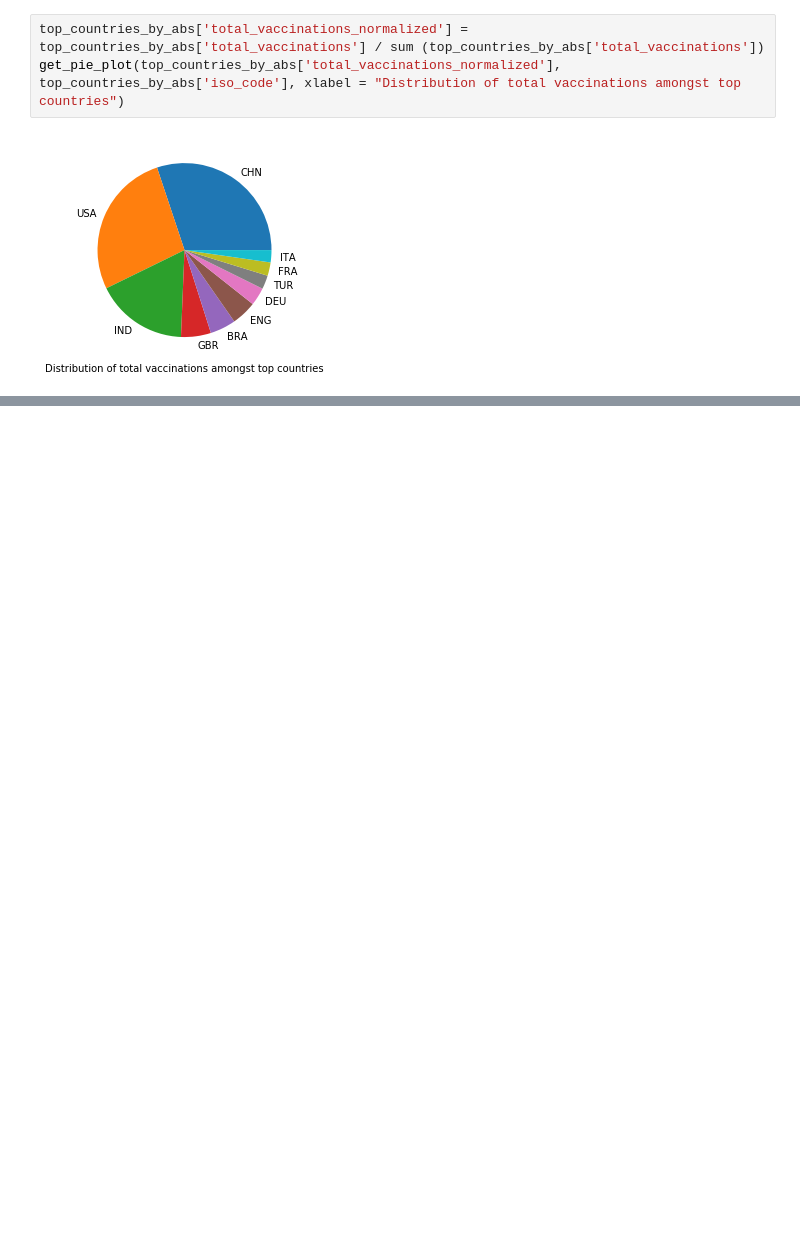
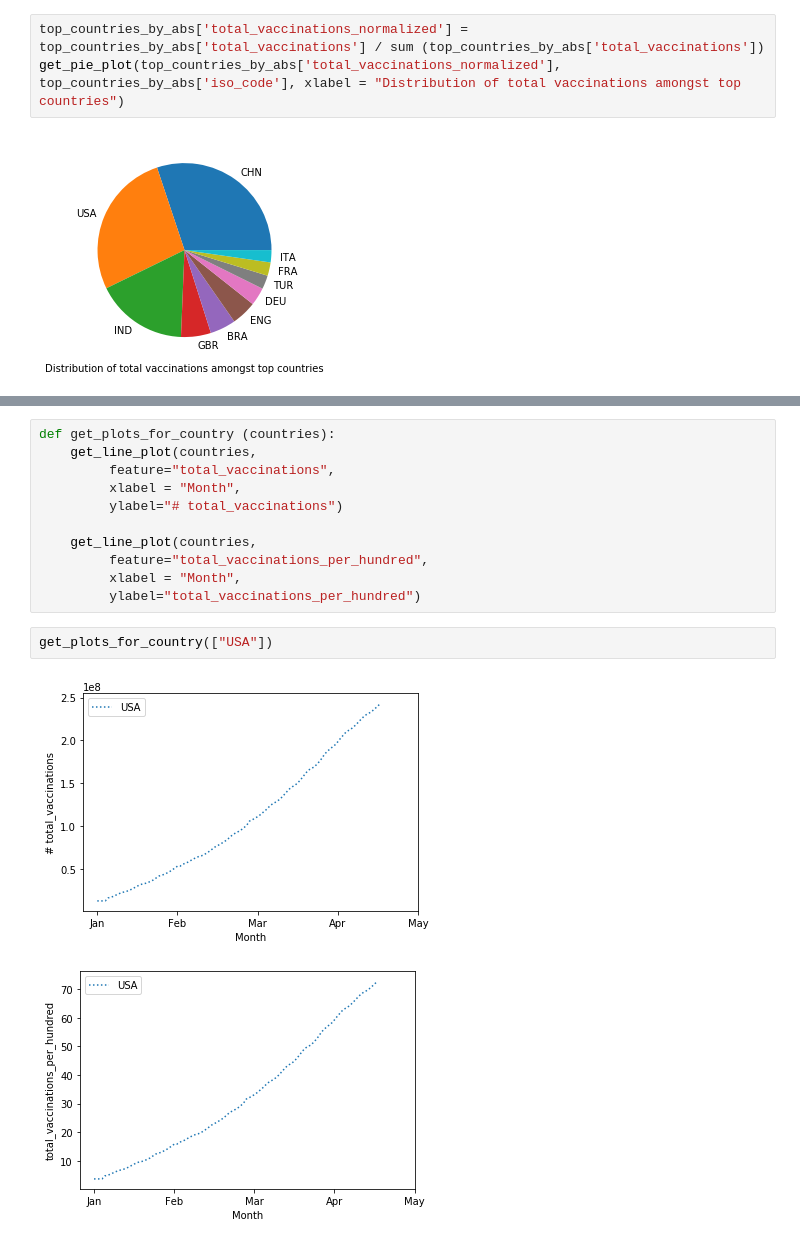
Before and after one commit to Megha1005/Vaccination_Visualization, a Jupyter notebook: backend/Vaccination.ipynb, the cells around one changed output, grey strips where cells are left out. Saved outputs shown, nothing was run; the diff lists cells and outputs as text; blank space fills up the shorter version.

```diff
--- a/backend/Vaccination.ipynb
+++ b/backend/Vaccination.ipynb
@@ -146,0 +168,16 @@ get_line_plot(["IND"],
+# %%
+def get_plots_for_country (countries):
+    get_line_plot(countries,
+         feature="total_vaccinations",
+         xlabel = "Month",
+         ylabel="# total_vaccinations")
+
+    get_line_plot(countries,
+         feature="total_vaccinations_per_hundred",
+         xlabel = "Month",
+         ylabel="total_vaccinations_per_hundred")
+# %%
+get_plots_for_country(["USA"])
+# %% [output]
+[figure, added]
+[figure, added]
```
Also changed, not shown: parts of 20 cells of this notebook, 30 other files.
